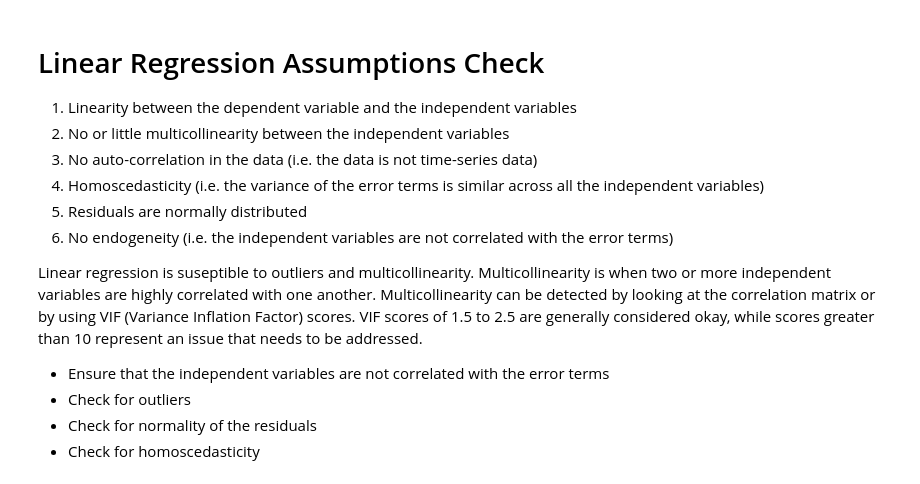
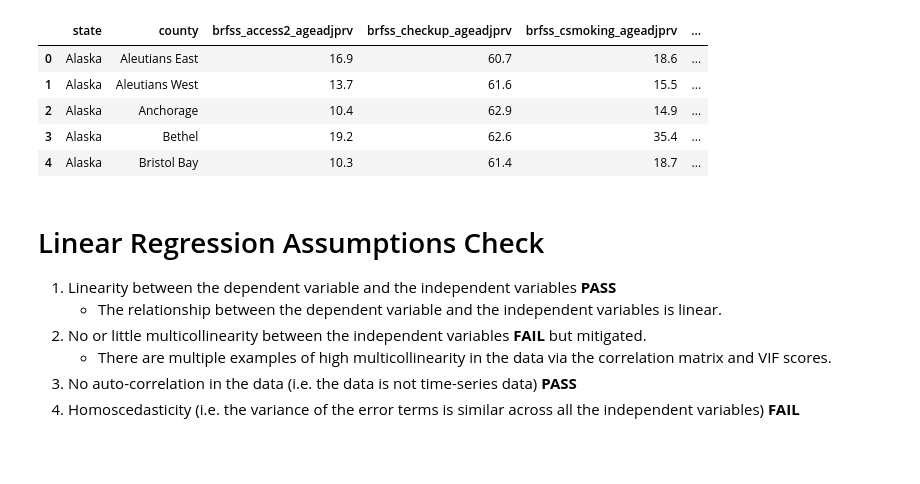
Before and after one commit to mfarme/eHealthEquity, a Jupyter notebook: Research/Analysis/RQ1 Analysis.ipynb, the cells around one changed output. Drawn from its saved outputs; the diff is of its cells as text; code cells hidden in the pictures; blank space fills up the shorter version.

```diff
--- a/Research/Analysis/RQ1 Analysis.ipynb
+++ b/Research/Analysis/RQ1 Analysis.ipynb
@@ -39,21 +39,20 @@ df = df[all_columns]
-# %% [markdown]
-# Linear Regression Assumptions Check
-1. Linearity between the dependent variable and the independent variables
-2. No or little multicollinearity between the independent variables
-3. No auto-correlation in the data (i.e. the data is not time-series data)
-4. Homoscedasticity (i.e. the variance of the error terms is similar across all the independent variables)
-5. Residuals are normally distributed
-6. No endogeneity (i.e. the independent variables are not correlated with the error terms)
-
-Linear regression is suseptible to outliers and multicollinearity.
-Multicollinearity is when two or more independent variables are highly correlated with one another.
-Multicollinearity can be detected by looking at the correlation matrix or by using VIF (Variance Inflation Factor) scores.
-VIF scores of 1.5 to 2.5 are generally considered okay, while scores greater than 10 represent an issue that needs to be addressed.
-
-- Ensure that the independent variables are not correlated with the error terms
-- Check for outliers
-- Check for normality of the residuals
-- Check for homoscedasticity
+# %%
+df.head(5)
+# %% [output]
+|  | state | county | brfss_access2_ageadjprv | brfss_checkup_ageadjprv | brfss_csmoking_ageadjprv | ... |
+| 0 | Alaska | Aleutians East | 16.9 | 60.7 | 18.6 | ... |
+| 1 | Alaska | Aleutians West | 13.7 | 61.6 | 15.5 | ... |
+| 2 | Alaska | Anchorage | 10.4 | 62.9 | 14.9 | ... |
+| 3 | Alaska | Bethel | 19.2 | 62.6 | 35.4 | ... |
+| 4 | Alaska | Bristol Bay | 10.3 | 61.4 | 18.7 | ... |
+# %% [markdown]
+# Linear Regression Assumptions Check
+1. Linearity between the dependent variable and the independent variables **PASS**
+    * The relationship between the dependent variable and the independent variables is linear.
+2. No or little multicollinearity between the independent variables **FAIL** but mitigated.
+    * There are multiple examples of high multicollinearity in the data via the correlation matrix and VIF scores.
+3. No auto-correlation in the data (i.e. the data is not time-series data) **PASS**
+4. Homoscedasticity (i.e. the variance of the error terms is similar across all the independent variables) **FAIL**
 # %%
 dv = [
     'brfss_diabetes_ageadjprv'
```
Also changed, not shown: parts of 19 cells of this notebook.
